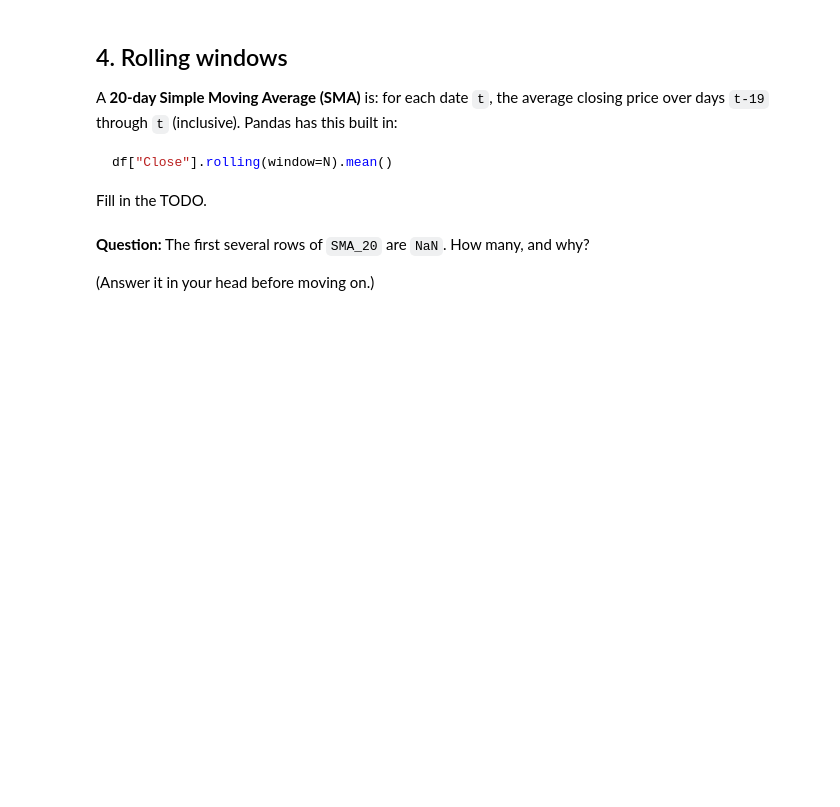
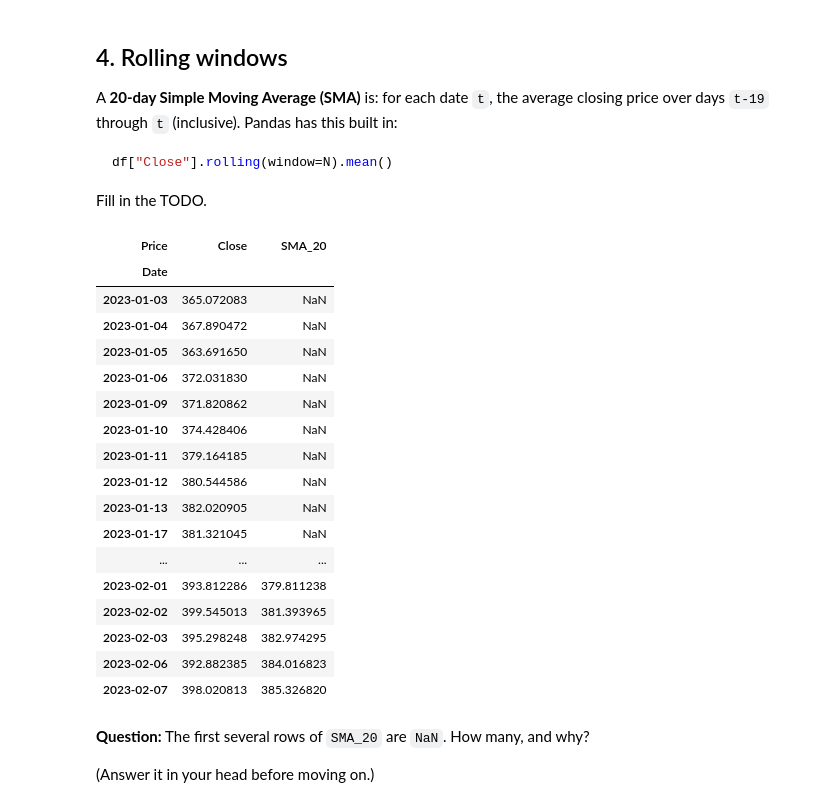
Before and after one commit to tysen-meroniuk/ml-starter-project, a Jupyter notebook: notebooks/01_data_loading.ipynb, the cells around one changed output. Saved outputs shown, nothing was run; the diff lists cells and outputs as text; code cells hidden in the pictures; blank space fills up the shorter version.

```diff
--- a/notebooks/01_data_loading.ipynb
+++ b/notebooks/01_data_loading.ipynb
@@ -44,5 +59,5 @@ Check with: `print(type(df.columns))` and `print(df.columns)`.
 print(type(df.columns))
 print(df.columns)
 
-# df.columns = df.columns.get_level_values(0)   # <- uncomment only if needed
-# df.head()
+df.columns = df.columns.get_level_values(0)   # <- uncomment only if needed
+df.head()
@@ -77,9 +127,28 @@ Fill in the TODO.
 # %%
 # TODO: compute a 20-day rolling mean of the Close price and store it in a new column 'SMA_20'
 # df["SMA_20"] = ...
-
+df["SMA_20"] = df["Close"].rolling(window=20).mean()
 # then show the first 25 rows of just Close and SMA_20
-# df[["Close", "SMA_20"]].head(25)
+df[["Close", "SMA_20"]].head(25)
+# %% [output]
+| Price | Close | SMA_20 |
+| Date |  |  |
+| 2023-01-03 | 365.072083 | NaN |
+| 2023-01-04 | 367.890472 | NaN |
+| 2023-01-05 | 363.691650 | NaN |
+| 2023-01-06 | 372.031830 | NaN |
+| 2023-01-09 | 371.820862 | NaN |
+| 2023-01-10 | 374.428406 | NaN |
+| 2023-01-11 | 379.164185 | NaN |
+| 2023-01-12 | 380.544586 | NaN |
+| 2023-01-13 | 382.020905 | NaN |
+| 2023-01-17 | 381.321045 | NaN |
+| ... | ... | ... |
+| 2023-02-01 | 393.812286 | 379.811238 |
+| 2023-02-02 | 399.545013 | 381.393965 |
+| 2023-02-03 | 395.298248 | 382.974295 |
+| 2023-02-06 | 392.882385 | 384.016823 |
+| 2023-02-07 | 398.020813 | 385.326820 |
 # %% [markdown]
 **Question:** The first several rows of `SMA_20` are `NaN`. How many, and why?
 
```
Also changed, not shown: parts of 7 cells of this notebook, 1 other file.
